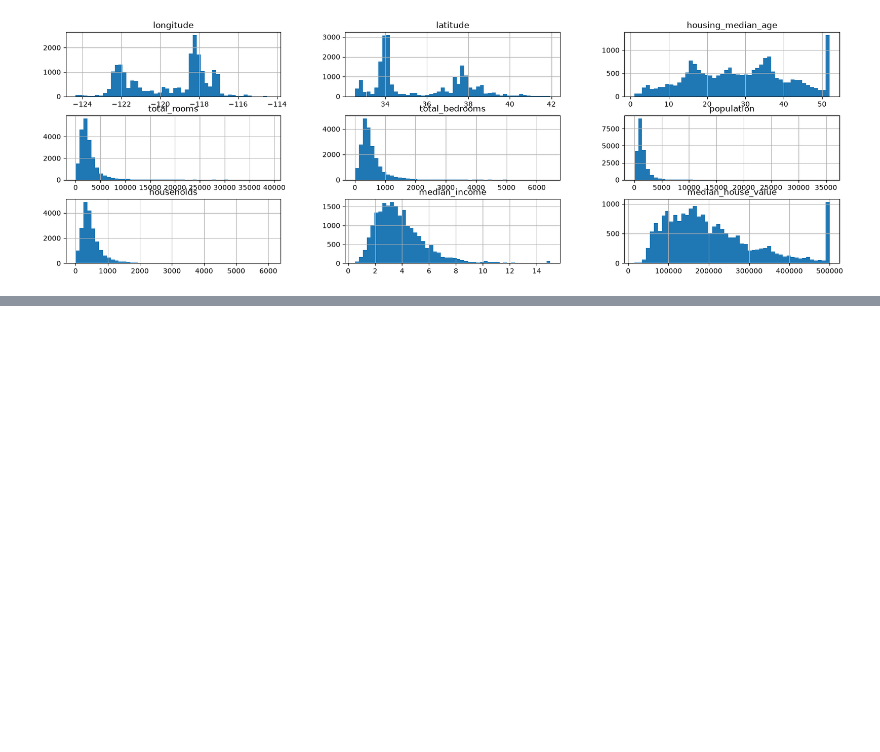
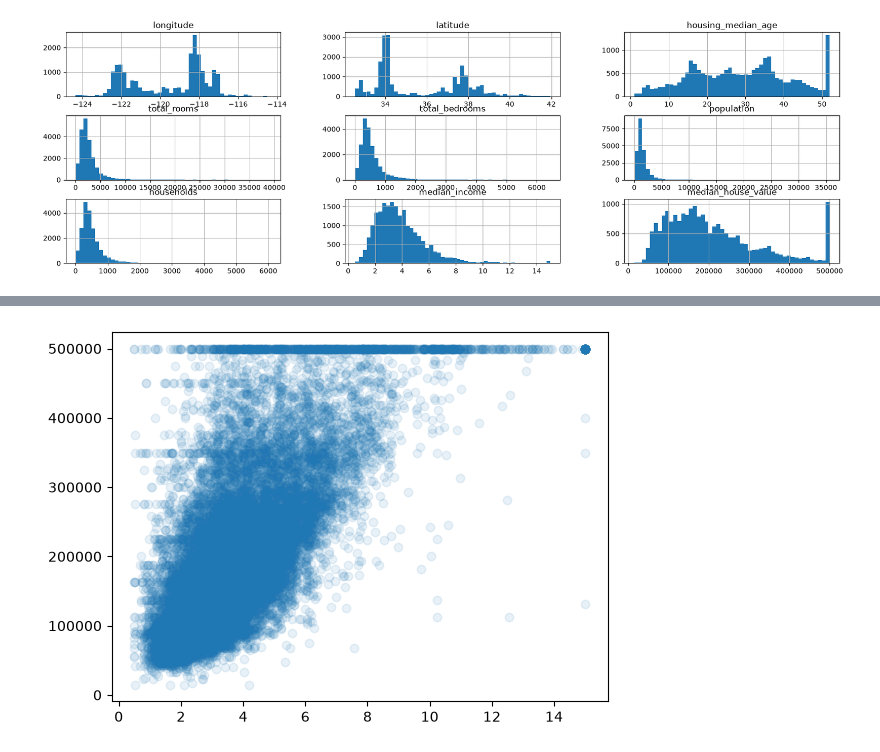
Before and after one commit to WeenAIthDev/Hands-on-ML-book-applications, a Jupyter notebook: End-to-END-ML-PROJ.ipynb, the cells around one changed output, grey strips where cells are left out. Drawn from its saved outputs; the diff is of its cells as text; code cells hidden in the pictures; blank space fills up the shorter version.

```diff
--- a/End-to-END-ML-PROJ.ipynb
+++ b/End-to-END-ML-PROJ.ipynb
@@ -110,0 +261,5 @@ X_train, X_test, y_train, y_test = train_test_split(X,y)
+# %%
+plt.scatter(df["median_income"], df["median_house_value"], alpha=0.1)
+plt.show()
+# %% [output]
+[figure, added]
```
Also changed, not shown: parts of 24 cells of this notebook.
